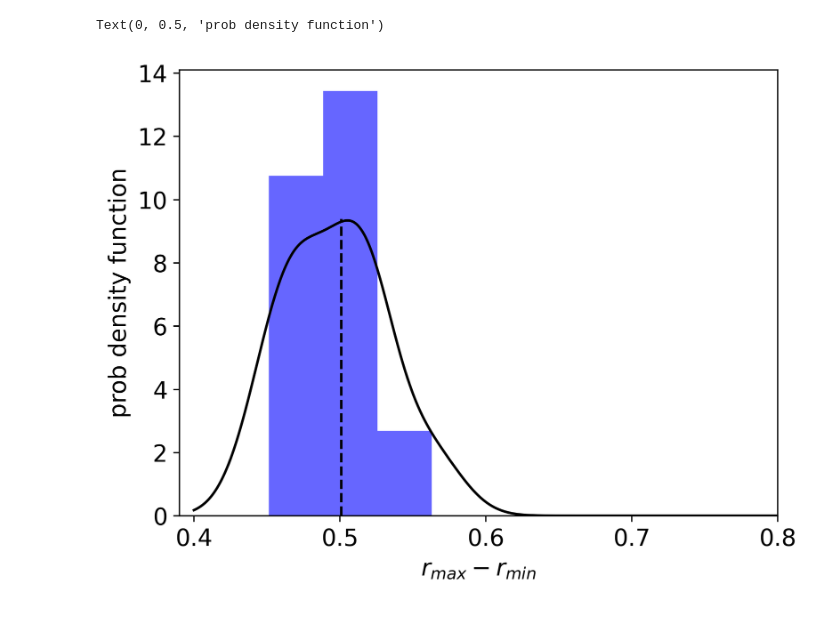
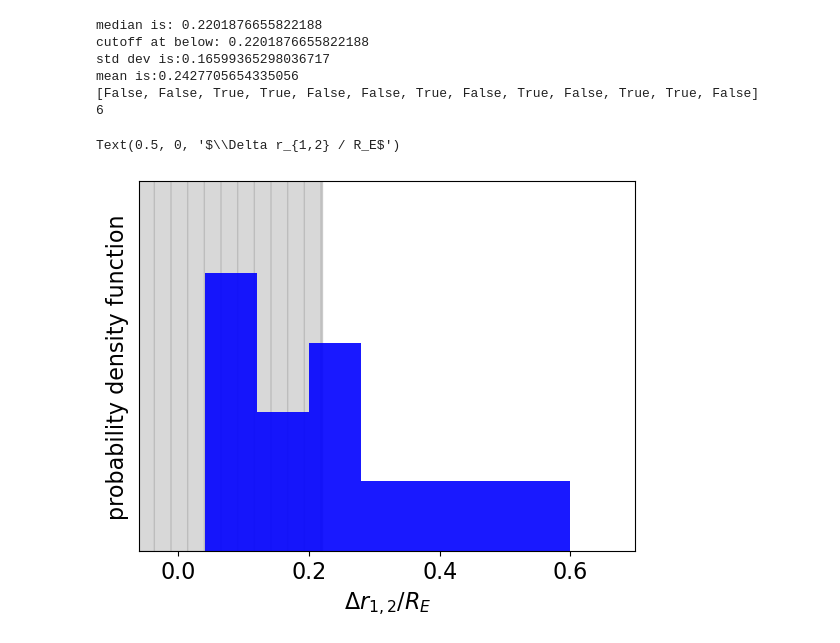
Before and after one commit to dilysruan/paper-h-powlaw, a Jupyter notebook: annulus_analysis.ipynb, the cells around one changed output. Cells and saved outputs as stored; diff of their text form; code cells hidden in the pictures.

```diff
--- a/annulus_analysis.ipynb
+++ b/annulus_analysis.ipynb
@@ -79,23 +49,47 @@ Text(0.5, 0, 'lens ID')
-# %%
-plt.figure(dpi=300)
-bin_num = 3
-plt.rcParams.update({'font.size': 14, 'text.usetex': False})
-plt.rc('axes', labelsize=14)
-plt.hist(annulus_length, density = True, alpha=0.6, color=color, bins=bin_num)
-kde_func = gaussian_kde(annulus_length)
-med = stats.median(annulus_length)
-error = (stats.stdev(annulus_length))
-n_sigma = 0.5
-
-x_in = np.linspace(0.4,0.9, 1000)
-kde_pdf = kde_func(x_in)
-y_in = np.linspace(0,8,1000)
-
-plt.plot([med]*2, [0,np.max(kde_pdf)+0.05], color='black', linestyle='--')
-plt.plot(x_in, kde_pdf, 'black', label='kde')
-plt.xlim([0.39,0.8])
-plt.xlabel('$r_{max}-r_{min}$')
-plt.ylabel('prob density function')
-# %% [output]
-Text(0, 0.5, 'prob density function')
-[figure, removed]
+# %%
+x_flag = ann12
+flags = []
+
+med = stats.median(x_flag)
+error = (stats.stdev(x_flag))
+mean = stats.mean(x_flag)
+
+thresh = med
+
+print('median is: '+str(med))
+print('cutoff at below: '+str(med))
+print('std dev is:'+str(error))
+print('mean is:'+str(mean))
+
+if kind == 'all':
+    flags = [True]*100
+
+if kind == 'threshlow':
+    for n in range(0,len(x_flag)):
+        if x_flag[n] <= thresh:
+            flags.append(False)
+        else:
+            flags.append(True)
+print(flags)
+print(sum(flags))
+
+bin_num = 7
+counts, bins = np.histogram(ann12, density = True)
+
+plt.fill_between([-1,thresh], [np.max(counts)+3,np.max(counts)+3], alpha=0.3, hatch='|', color='grey')
+plt.hist(ann12, density = True, alpha=0.9, color=color, bins=bin_num)
+plt.xlim([np.min(ann12) - 0.1, np.max(ann12)+0.1])
+plt.ylim([0, np.max(counts)+1])
+
+plt.yticks([])
+plt.ylabel('probability density function')
+plt.xlabel('$\Delta r_{1,2} / R_E$')
+# %% [output]
+median is: 0.2201876655822188
+cutoff at below: 0.2201876655822188
+std dev is:0.16599365298036717
+mean is:0.2427705654335056
+[False, False, True, True, False, False, True, False, True, False, True, True, False]
+6
+Text(0.5, 0, '$\\Delta r_{1,2} / R_E$')
+[figure, added]
```
Also changed, not shown: parts of 5 cells of this notebook, 5 other files.
